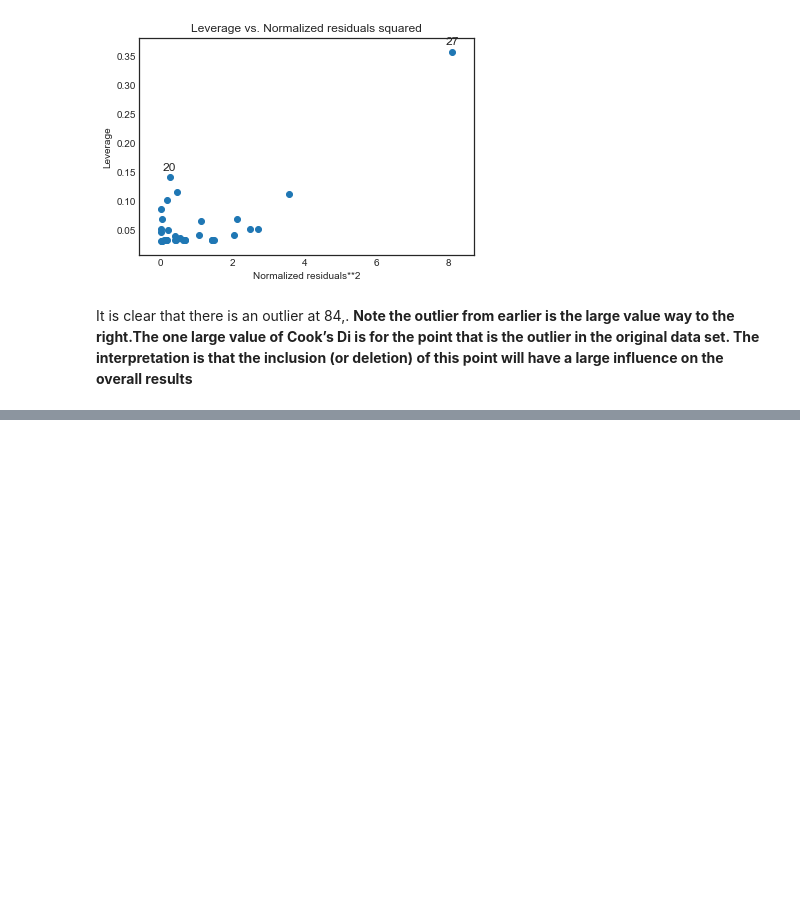
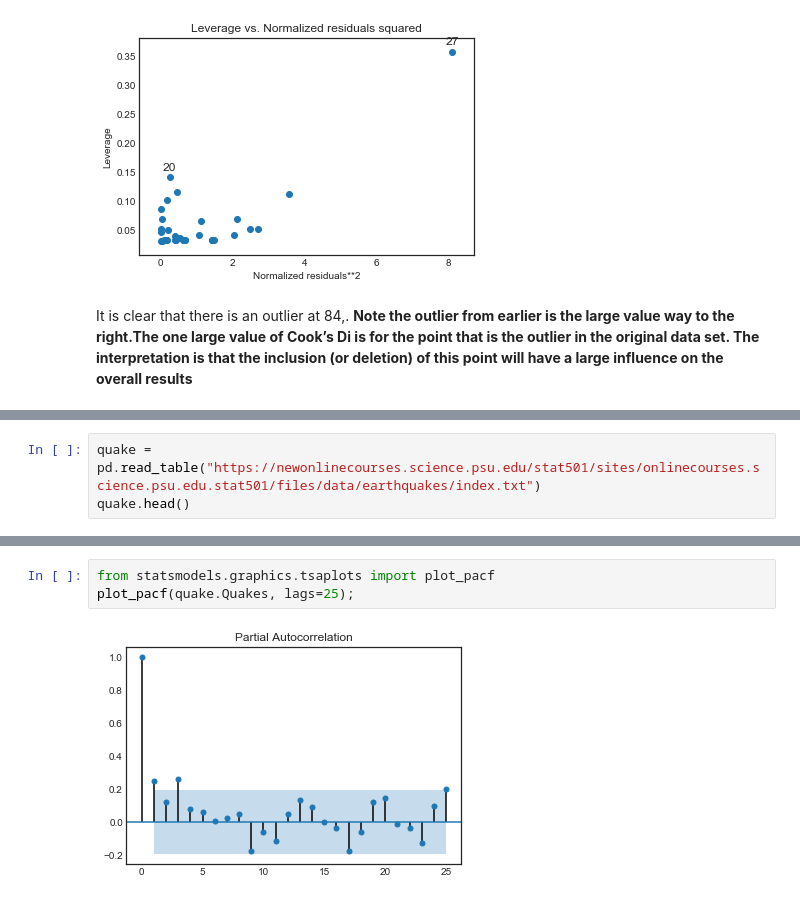
Before and after one commit to naivelogic/Machine_Learning_Notebooks, a Jupyter notebook: Data_Science/Stats Foundation/Regression Methods/[lab] Penn Stat 501 - Multiple Linear Regression.ipynb, the cells around one changed output, grey strips where cells are left out. Cells and saved outputs as stored; diff of their text form; blank space fills up the shorter version.

```diff
--- a/Data_Science/Stats Foundation/Regression Methods/[lab] Penn Stat 501 - Multiple Linear Regression.ipynb
+++ b/Data_Science/Stats Foundation/Regression Methods/[lab] Penn Stat 501 - Multiple Linear Regression.ipynb
@@ -1464,0 +1714,3 @@ It is clear that there is an outlier at 84,. __Note the outlier from earlier is
+# %%
+quake = pd.read_table("https://newonlinecourses.science.psu.edu/stat501/sites/onlinecourses.science.psu.edu.stat501/files/data/earthquakes/index.txt")
+quake.head()
@@ -1464,0 +1724,5 @@ It is clear that there is an outlier at 84,. __Note the outlier from earlier is
+# %%
+from statsmodels.graphics.tsaplots import plot_pacf
+plot_pacf(quake.Quakes, lags=25);
+# %% [output]
+[figure, added]
```
Also changed, not shown: parts of 31 cells of this notebook.
